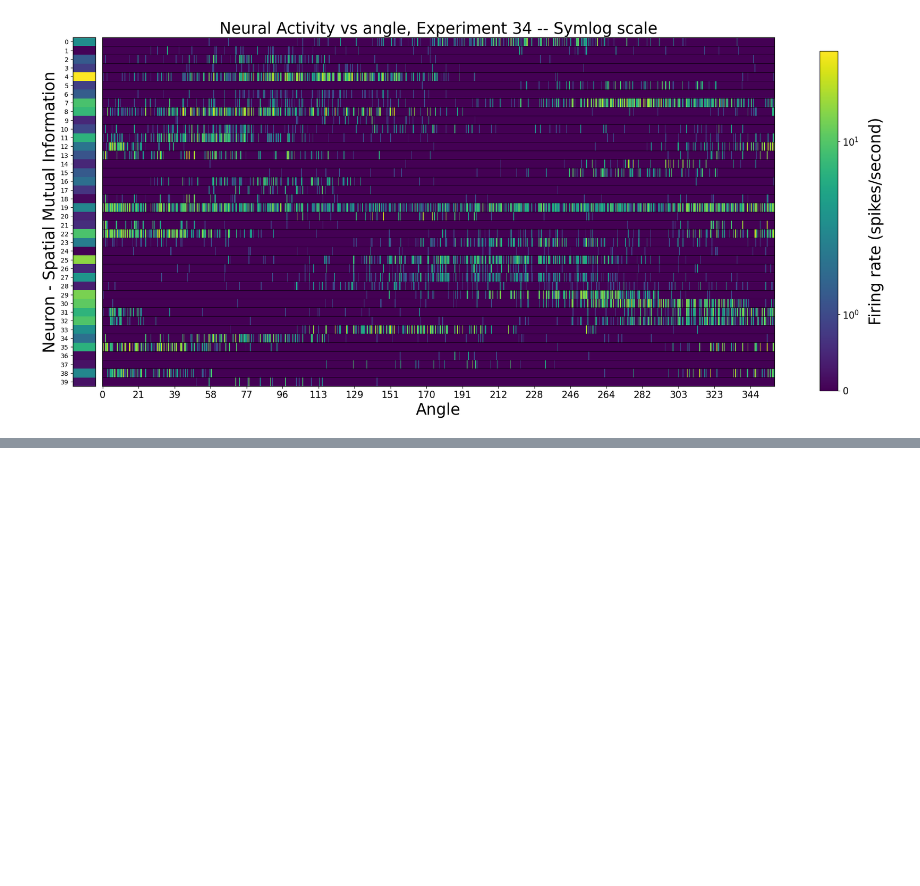
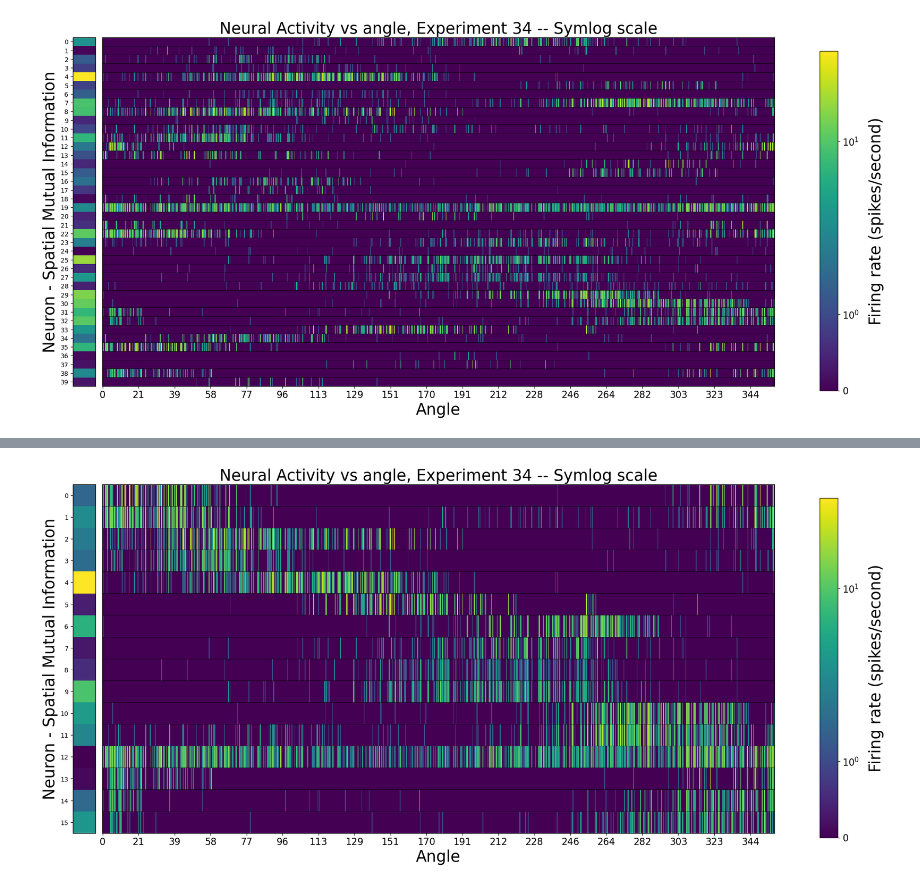
Before and after one commit to geometric-intelligence/neurometry, a Jupyter notebook: neuralgeom/notebooks/13_process_hippocampal_data.ipynb, the cells around one changed output, grey strips where cells are left out. Saved outputs shown, nothing was run; the diff lists cells and outputs as text; code cells hidden in the pictures; blank space fills up the shorter version.

```diff
--- a/neuralgeom/notebooks/13_process_hippocampal_data.ipynb
+++ b/neuralgeom/notebooks/13_process_hippocampal_data.ipynb
@@ -262,0 +317,8 @@ hist = plt.hist(spatial_mutual_info)
+# %%
+weights = sorted_high_mi_neural_activity.T
+
+points = np.tile(sorted_angles,(weights.shape[0], 1))
+
+weighted_center_of_mass = np.average(points, weights=weights, axis=1)
+
+center_of_mass_indices = np.argmax(weights, axis=1)
@@ -262,0 +330,41 @@ hist = plt.hist(spatial_mutual_info)
+# %%
+com_sort = np.argsort(center_of_mass_indices)
+
+organized_neural_activity = sorted_high_mi_neural_activity[:,com_sort]
+# %%
+sort = np.argsort(angles)
+sorted_angles = np.array(angles)[sort]
+
+fig, (ax1, ax2) = plt.subplots(nrows=1, ncols=2, gridspec_kw={'width_ratios': [1, 30]}, figsize=(20,10))
+
+vector = high_mi_spatial_mutual_info[com_sort]
+
+img1 = ax1.imshow(vector[:, np.newaxis], aspect='auto', cmap='viridis', vmin=vector.min(), vmax=vector.max())
+ax1.set_ylabel("Neuron - Spatial Mutual Information",fontsize=25)
+ax1.set_yticks(np.arange(0,len(high_mi_spatial_mutual_info)))
+ax1.set_xticks([])
+
+
+
+img2 = ax2.imshow(organized_neural_activity.T, aspect="auto",cmap="viridis",norm="symlog",interpolation='none')
+ax2.set_yticks([])
+ax2.set_title(f"Neural Activity vs angle, Experiment {expt_id} -- Symlog scale",fontsize=25)
+ax2.set_xticks(np.arange(len(sorted_angles))[::50])
+ax2.set_xticklabels(sorted_angles[::50].astype(int))
+ax2.set_xlabel("Angle",fontsize=25)
+
+for i in range(len(sorted_high_mi_neural_activity.T)):
+    ax2.axhline(i-0.5, color='black', lw=0.5)
+
+ax2.tick_params(axis='both', which='major', labelsize=15)
+plt.subplots_adjust(wspace=0.02)
+
+# Create a new axis for the colorbar at the bottom
+cbar_ax = fig.add_axes([0.95, 0.1, 0.02, 0.75])
+
+# Add a colorbar with label
+cbar = fig.colorbar(img2, cax=cbar_ax, orientation='vertical')
+cbar.set_label('Firing rate (spikes/second)', fontsize=25, labelpad=15)
+cbar_ax.tick_params(axis='both', which='major', labelsize=15)
+# %% [output]
+[figure, added]
```
Also changed, not shown: parts of 12 cells of this notebook.
